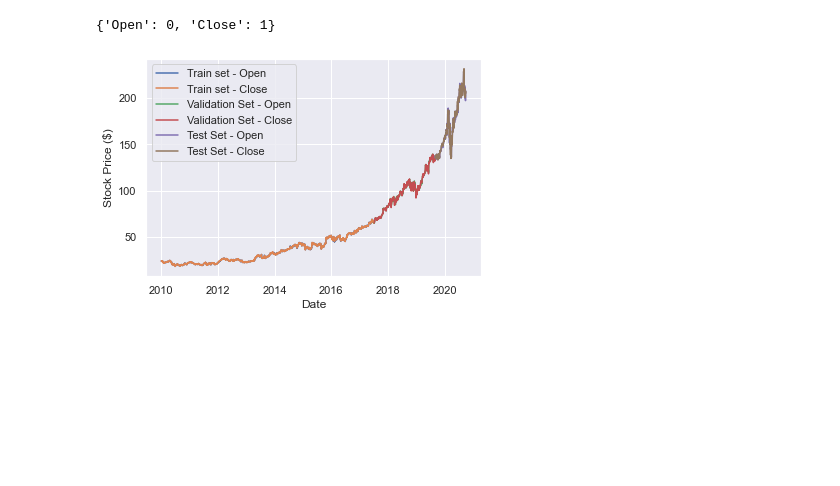
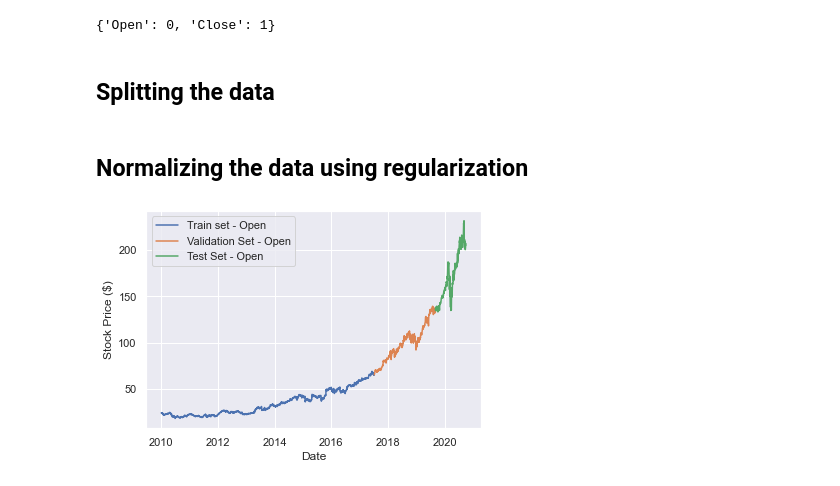
Before and after one commit to eytancanzini/ml_forecasting, a Jupyter notebook: tensorflow/app_v1.ipynb, the cells around one changed output. Saved outputs shown, nothing was run; the diff lists cells and outputs as text; code cells hidden in the pictures; blank space fills up the shorter version.

```diff
--- a/tensorflow/app_v1.ipynb
+++ b/tensorflow/app_v1.ipynb
@@ -58,22 +64,26 @@ column_indices = {name: i for i, name in enumerate(df.columns)}
 column_indices
 # %% [output]
 {'Open': 0, 'Close': 1}
+# %% [markdown]
+## Splitting the data
 # %%
 train_df = df[0:int(n*0.7)]
 val_df = df[int(n*0.7):int(n*0.9)]
 test_df = df[int(n*0.9):]
 
 num_features = df.shape[1]
+# %% [markdown]
+## Normalizing the data using regularization
 # %%
-plt.plot(train_df)
-plt.plot(val_df)
-plt.plot(test_df)
+plt.plot(train_df['Close'])
+plt.plot(val_df['Close'])
+plt.plot(test_df['Close'])
 plt.xlabel('Date')
 plt.ylabel('Stock Price ($)')
-plt.legend(['Train set - Open', 'Train set - Close', 'Validation Set - Open', 'Validation Set - Close', 'Test Set - Open', 'Test Set - Close'])
+plt.legend(['Train set - Open', 'Validation Set - Open', 'Test Set - Open'])
 plt.show()
 # %% [output]
-[figure, old version]
+[figure, new version]
 # %%
 train_mean = train_df.mean()
 train_std = train_df.std()
```
Also changed, not shown: parts of 6 cells of this notebook.
